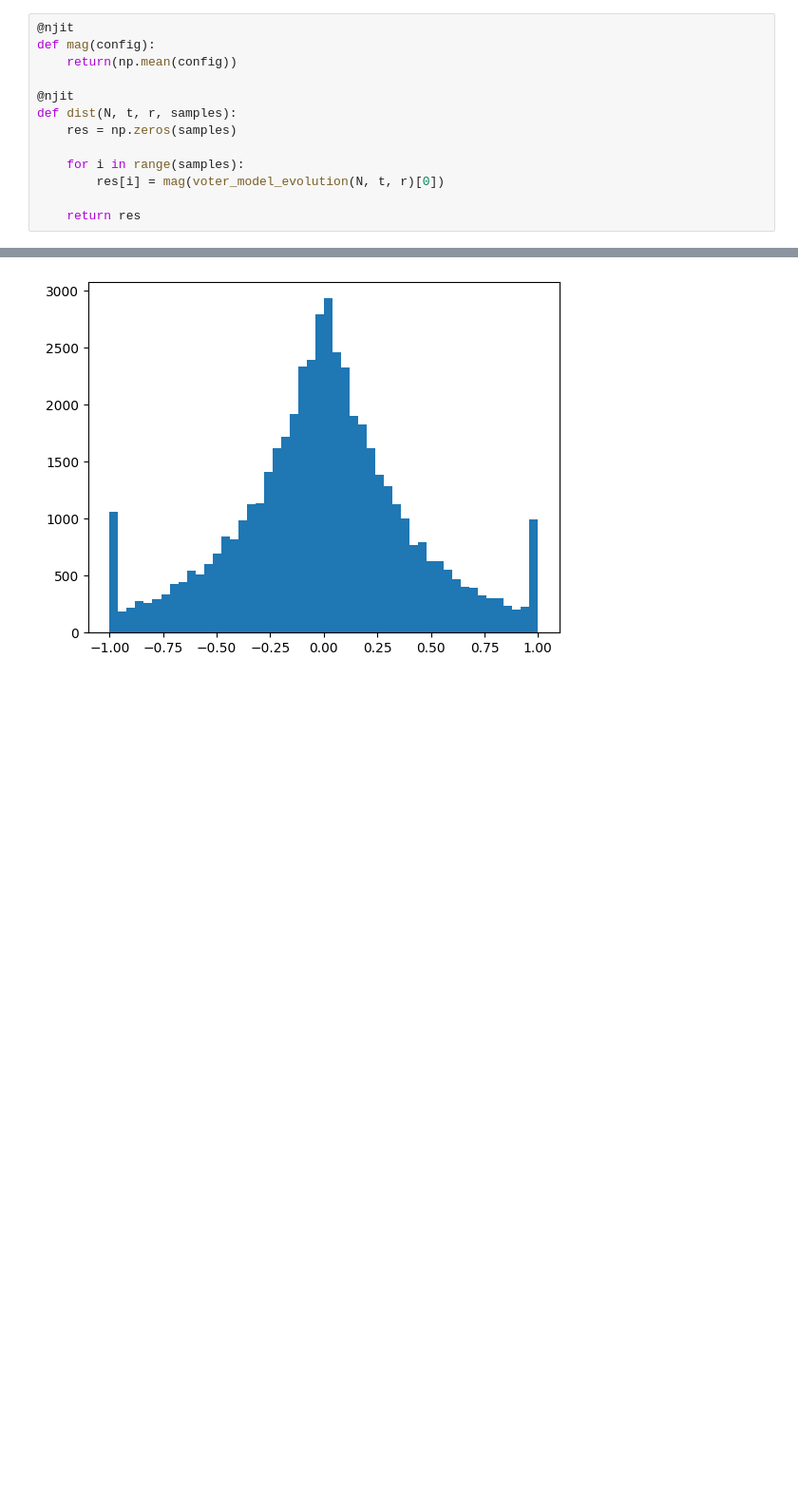
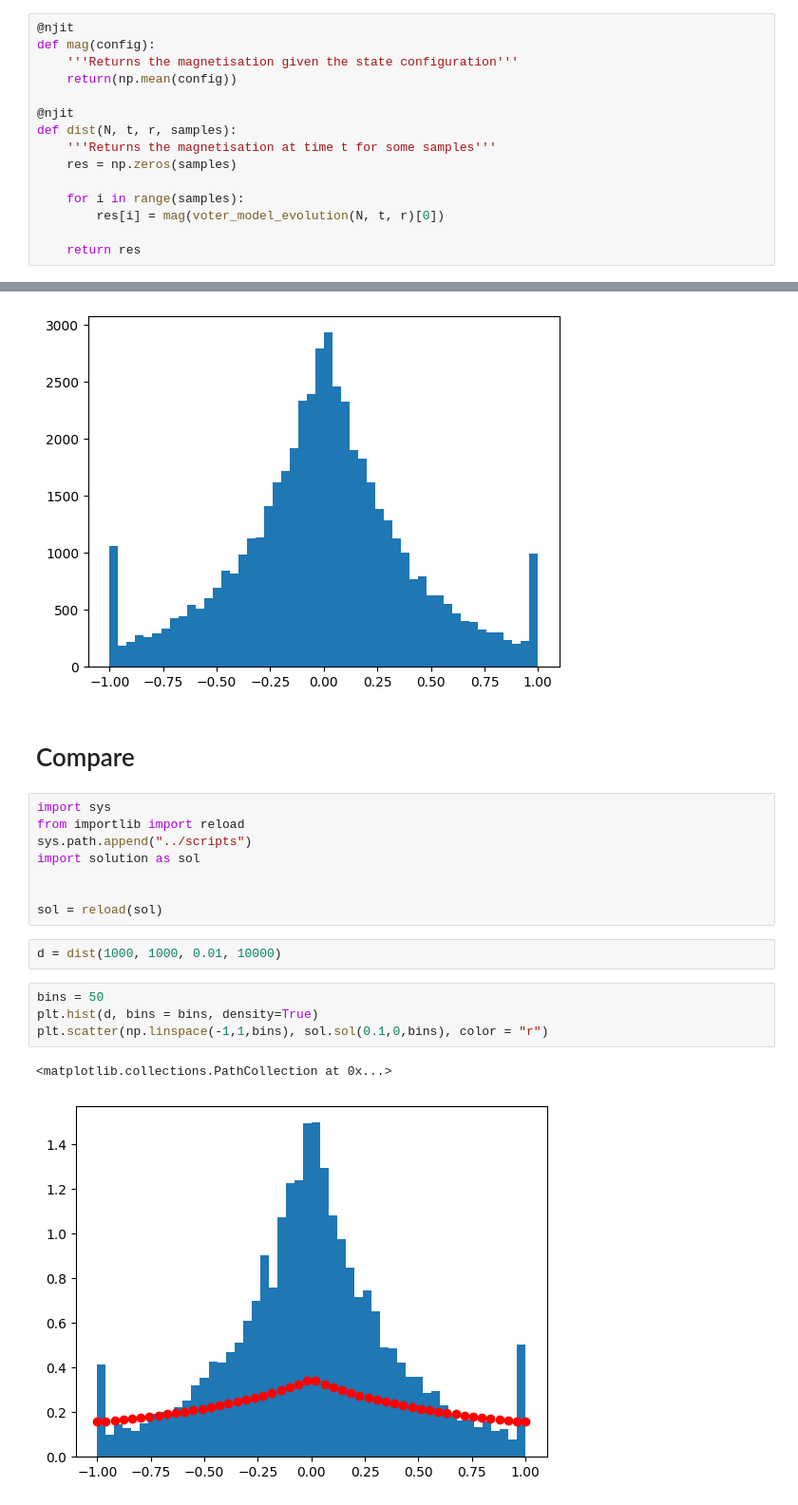
Before and after one commit to GerardArgany/voter-model-stochastic-resetting, a Jupyter notebook: notebooks/complete_network_simulation.ipynb, the cells around one changed output, grey strips where cells are left out. Shown at 95% size. Cells and saved outputs as stored; diff of their text form; blank space fills up the shorter version.

Commit message:
Introduction of Theoretical Solution

```diff
--- a/notebooks/complete_network_simulation.ipynb
+++ b/notebooks/complete_network_simulation.ipynb
@@ -74,10 +83,12 @@ plt.plot(np.linspace(0, 1000, 100), check_poisson(1000, 1000, 0.1, 100, 50))
 # %%
 @njit
 def mag(config):
+    '''Returns the magnetisation given the state configuration'''
     return(np.mean(config))
 
 @njit
 def dist(N, t, r, samples):
+    '''Returns the magnetisation at time t for some samples'''
     res = np.zeros(samples)
 
     for i in range(samples):
@@ -101,3 +112,22 @@ plt.hist(dist(1000, 1000, 0.01, 50000), bins = 50)
          0.8 ,  0.84,  0.88,  0.92,  0.96,  1.  ]),
  <BarContainer object of 50 artists>)
 [figure]
+# %% [markdown]
+# Compare
+# %%
+import sys
+from importlib import reload
+sys.path.append("../scripts")
+import solution as sol
+
+
+sol = reload(sol)
+# %%
+d = dist(1000, 1000, 0.01, 10000)
+# %%
+bins = 50
+plt.hist(d, bins = bins, density=True)
+plt.scatter(np.linspace(-1,1,bins), sol.sol(0.1,0,bins), color = "r")
+# %% [output]
+<matplotlib.collections.PathCollection at 0x...>
+[figure, added]
```
Also changed, not shown: parts of 3 cells of this notebook, 3 other files.
